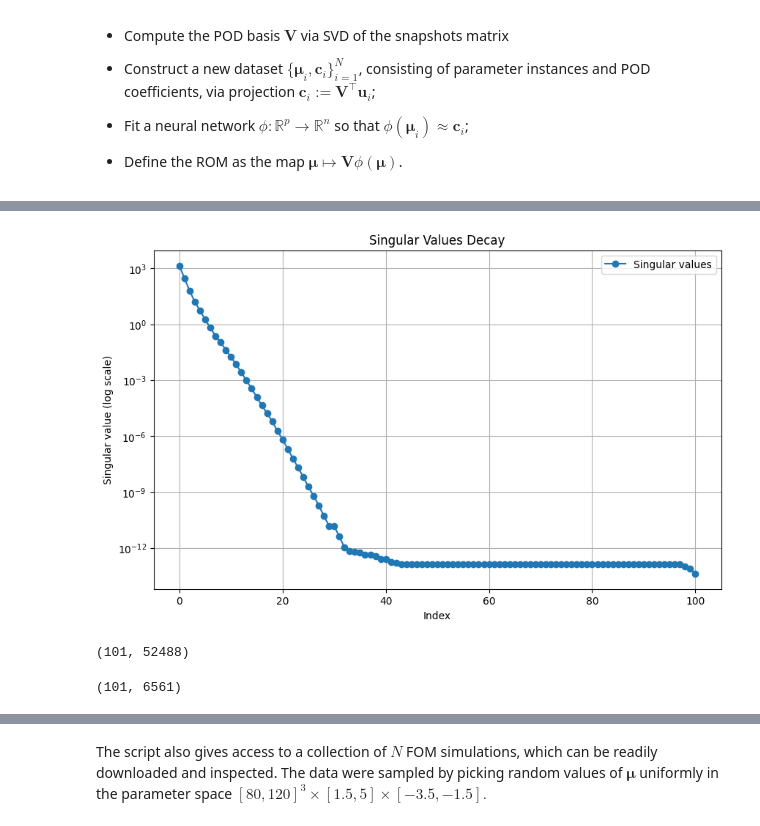
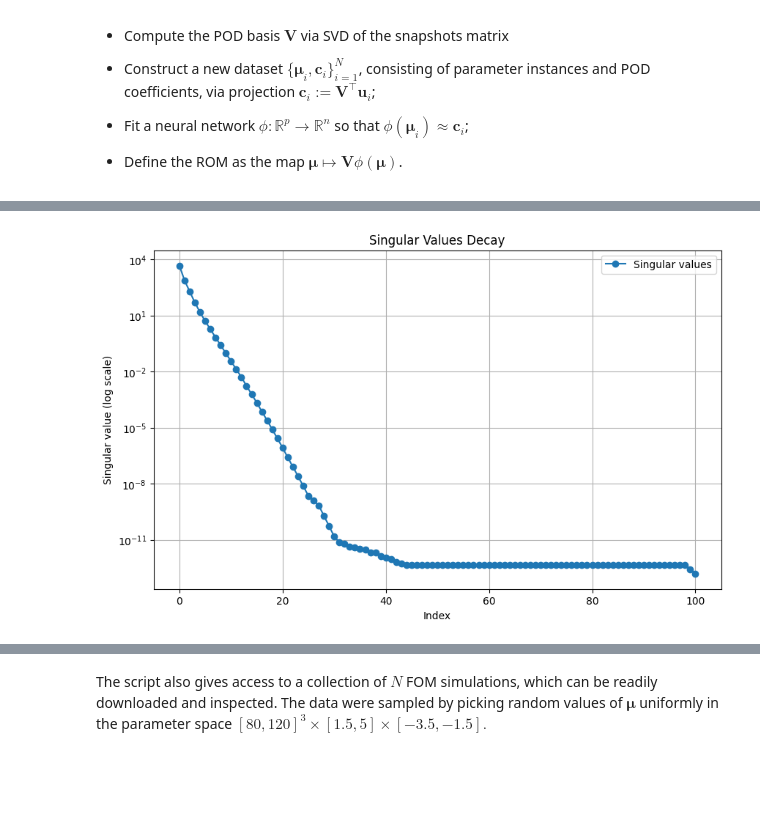
Before and after one commit to LuigiPagani/POD-Galerkin-and-POD-NN-for-Parabolic-PDEs, a Jupyter notebook: POD_NN.ipynb, the cells around one changed output, grey strips where cells are left out. Drawn from its saved outputs; the diff is of its cells as text; code cells hidden in the pictures; blank space fills up the shorter version.

```diff
--- a/POD_NN.ipynb
+++ b/POD_NN.ipynb
@@ -136,48 +126,49 @@ def FOMsolver(hpipe, dpipe, dbulk):
 # %%
 import numpy as np
 import matplotlib.pyplot as plt
 
-# Define the parameter ranges and generate a grid
-deltas = np.linspace(0.05, 0.1, 5)
-Ds = np.linspace(1, 5, 5)
-ds = np.linspace(0.02, 0.08, 5)
+# Set the seed for reproducibility
+np.random.seed(42)
+
+# Define the parameter ranges
+delta_range = (0.05, 0.1)
+D_range = (1, 5)
+d_range = (0.02, 0.08)
+
+# Generate an 8x3 array of random parameter values within the specified ranges
+num_samples = 100
+params = np.zeros((num_samples, 3))
+params[:, 0] = np.random.uniform(delta_range[0], delta_range[1], num_samples)  # deltas
+params[:, 1] = np.random.uniform(D_range[0], D_range[1], num_samples)          # Ds
+params[:, 2] = np.random.uniform(d_range[0], d_range[1], num_samples)          # ds
 
 # Initialize snapshots as None
 snapshots = None
 
-# Iterate over all combinations of parameters
-for delta in deltas:
-    for D in Ds:
-        for d in ds:
-            # Solve the model for the current set of parameters
-            u = FOMsolver(delta, D, d)
+# Iterate over all combinations of parameters in the generated array
+for p in params:
+    delta, D, d = p
+    # Solve the model for the current set of parameters
+    u = FOMsolver(delta, D, d)
 
-            # Assemble the snapshot matrix
-            if snapshots is None:
-                snapshots = u  # Initialize with the first result
-            else:
-                snapshots = np.hstack((snapshots, u))  # Stack horizontally with the existing snapshots
+    # Assemble the snapshot matrix
+    if snapshots is None:
+        snapshots = u  # Initialize with the first result
+    else:
+        snapshots = np.hstack((snapshots, u))  # Stack horizontally with the existing snapshots
 
 # Perform Singular Value Decomposition (SVD)
 U, S, Vt = np.linalg.svd(snapshots, full_matrices=False)
 
 # Plot the singular values' decay
 plt.figure(figsize=(10, 6))
 plt.plot(S, 'o-', label='Singular values')
 plt.yscale('log')
 plt.xlabel('Index')
 plt.ylabel('Singular value (log scale)')
 plt.title('Singular Values Decay')
 plt.legend()
 plt.grid(True)
 plt.show()
 # %% [output]
-[figure, old version]
+[figure, new version]
-# %%
-snapshots.shape
-# %% [output]
-(101, 52488)
-# %%
-u.shape
-# %% [output]
-(101, 6561)
```
Also changed, not shown: parts of 18 cells of this notebook.
